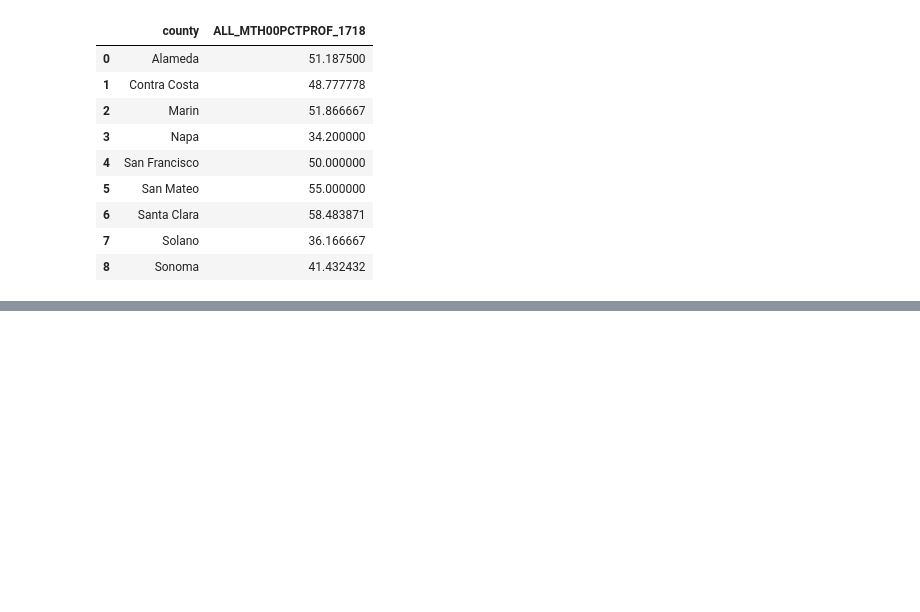
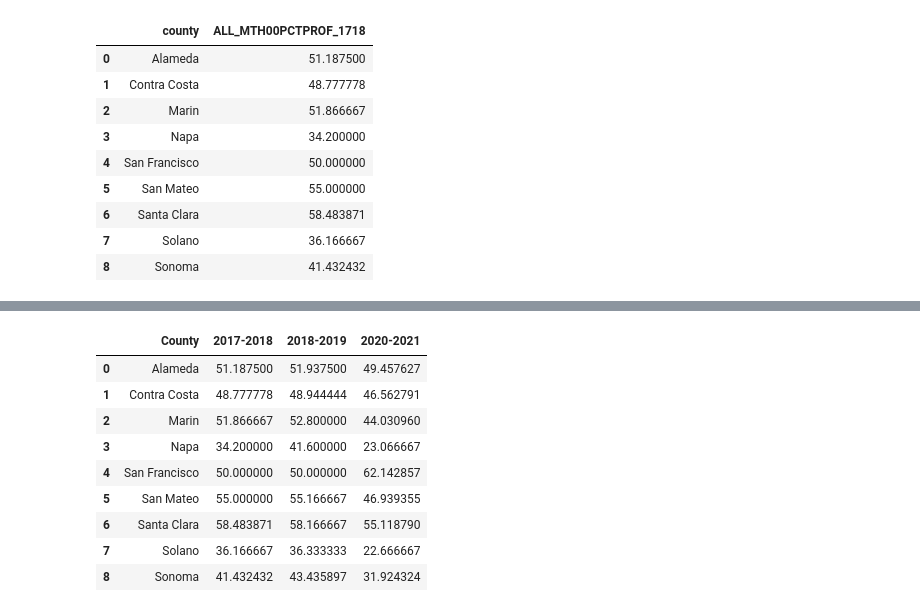
Before and after one commit to meganajoseph/HealthAndSuccess, a Jupyter notebook: Health_and_Academic_Success.ipynb, the cells around one changed output, grey strips where cells are left out. Drawn from its saved outputs; the diff is of its cells as text; code cells hidden in the pictures; blank space fills up the shorter version.

```diff
--- a/Health_and_Academic_Success.ipynb
+++ b/Health_and_Academic_Success.ipynb
@@ -747,0 +812,13 @@ bay_math_17_18.groupby('county', as_index=False).mean('ALL_MTH00PCTPROF_1718')[[
+# %%
+bay_math_passing_scores
+# %% [output]
+|  | County | 2017-2018 | 2018-2019 | 2020-2021 |
+| 0 | Alameda | 51.187500 | 51.937500 | 49.457627 |
+| 1 | Contra Costa | 48.777778 | 48.944444 | 46.562791 |
+| 2 | Marin | 51.866667 | 52.800000 | 44.030960 |
+| 3 | Napa | 34.200000 | 41.600000 | 23.066667 |
+| 4 | San Francisco | 50.000000 | 50.000000 | 62.142857 |
+| 5 | San Mateo | 55.000000 | 55.166667 | 46.939355 |
+| 6 | Santa Clara | 58.483871 | 58.166667 | 55.118790 |
+| 7 | Solano | 36.166667 | 36.333333 | 22.666667 |
+| 8 | Sonoma | 41.432432 | 43.435897 | 31.924324 |
```
Also changed, not shown: parts of 12 cells of this notebook.
